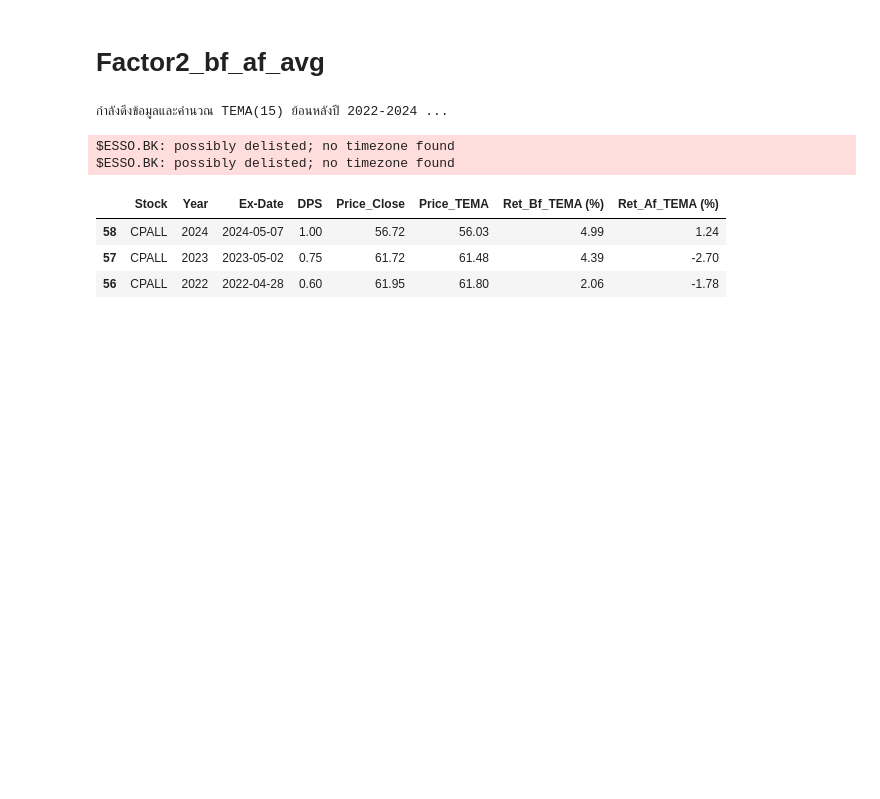
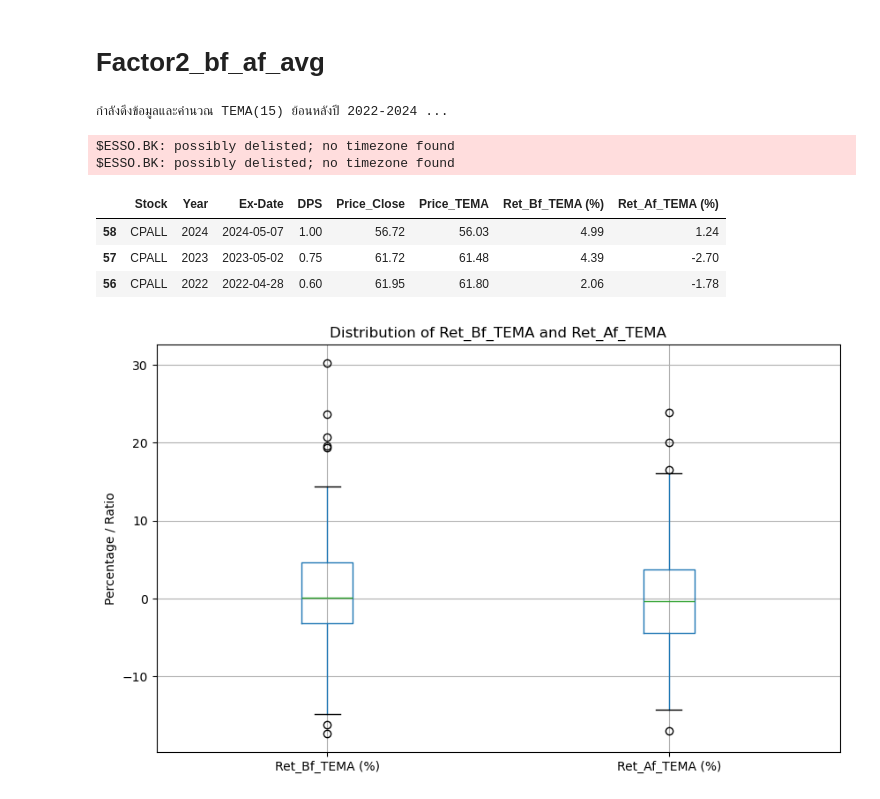
Before and after one commit to 4ommyx/stock_project, a Jupyter notebook: stock_rec.ipynb, the cells around one changed output. Cells and saved outputs as stored; diff of their text form; code cells hidden in the pictures; blank space fills up the shorter version.

```diff
--- a/stock_rec.ipynb
+++ b/stock_rec.ipynb
@@ -446,3 +454,15 @@ $ESSO.BK: possibly delisted; no timezone found
 | 58 | CPALL | 2024 | 2024-05-07 | 1.00 | 56.72 | 56.03 | 4.99 | 1.24 |
 | 57 | CPALL | 2023 | 2023-05-02 | 0.75 | 61.72 | 61.48 | 4.39 | -2.70 |
 | 56 | CPALL | 2022 | 2022-04-28 | 0.60 | 61.95 | 61.80 | 2.06 | -1.78 |
+# %%
+import matplotlib.pyplot as plt
+plt.figure(figsize=(10, 6))
+
+# 2. สั่ง plot โดยไม่ต้องใส่ figsize ข้างใน
+df_results_tema[['Ret_Bf_TEMA (%)', 'Ret_Af_TEMA (%)']].boxplot()
+
+plt.title("Distribution of Ret_Bf_TEMA and Ret_Af_TEMA")
+plt.ylabel("Percentage / Ratio")
+plt.show()
+# %% [output]
+[figure, added]
```
Also changed, not shown: parts of 13 cells of this notebook, 3 other files.
